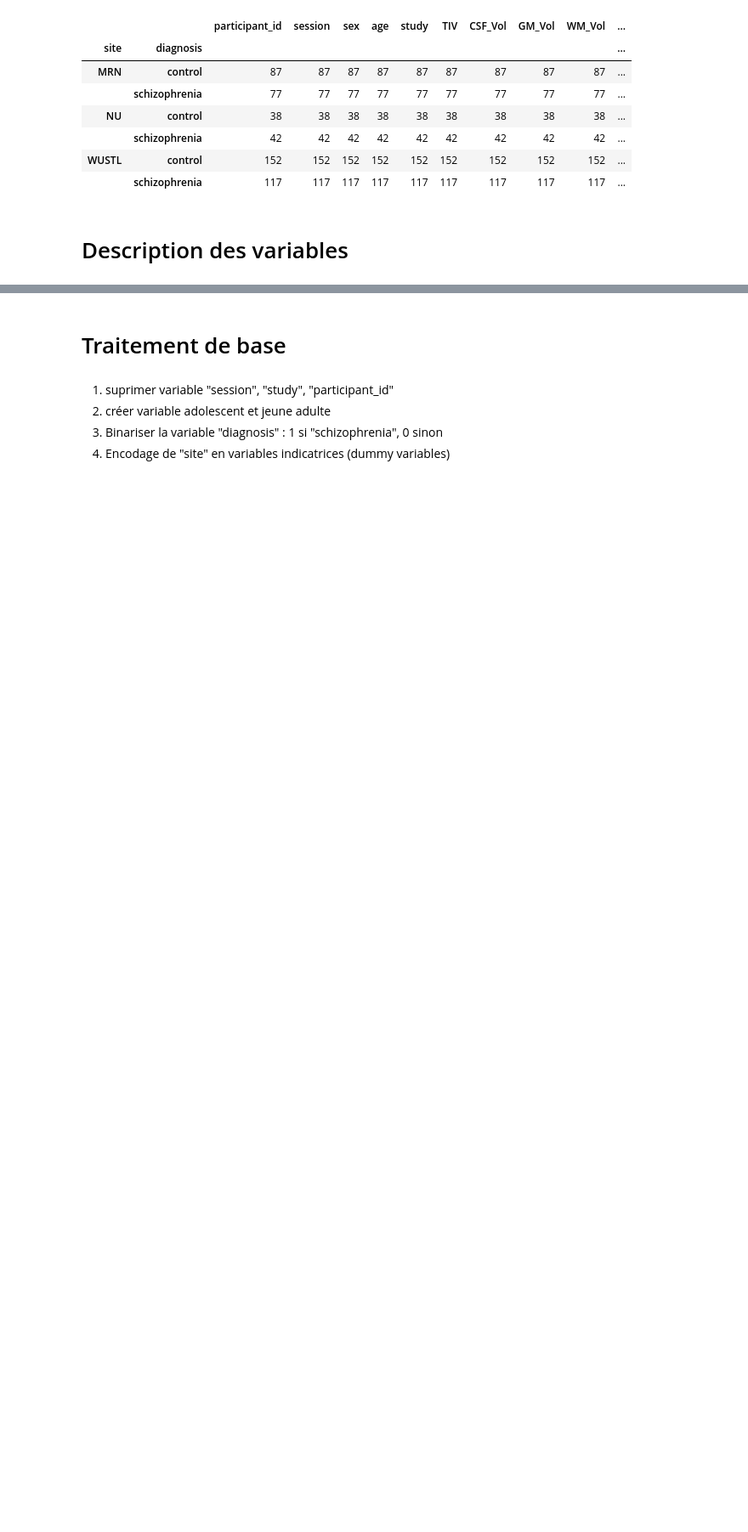
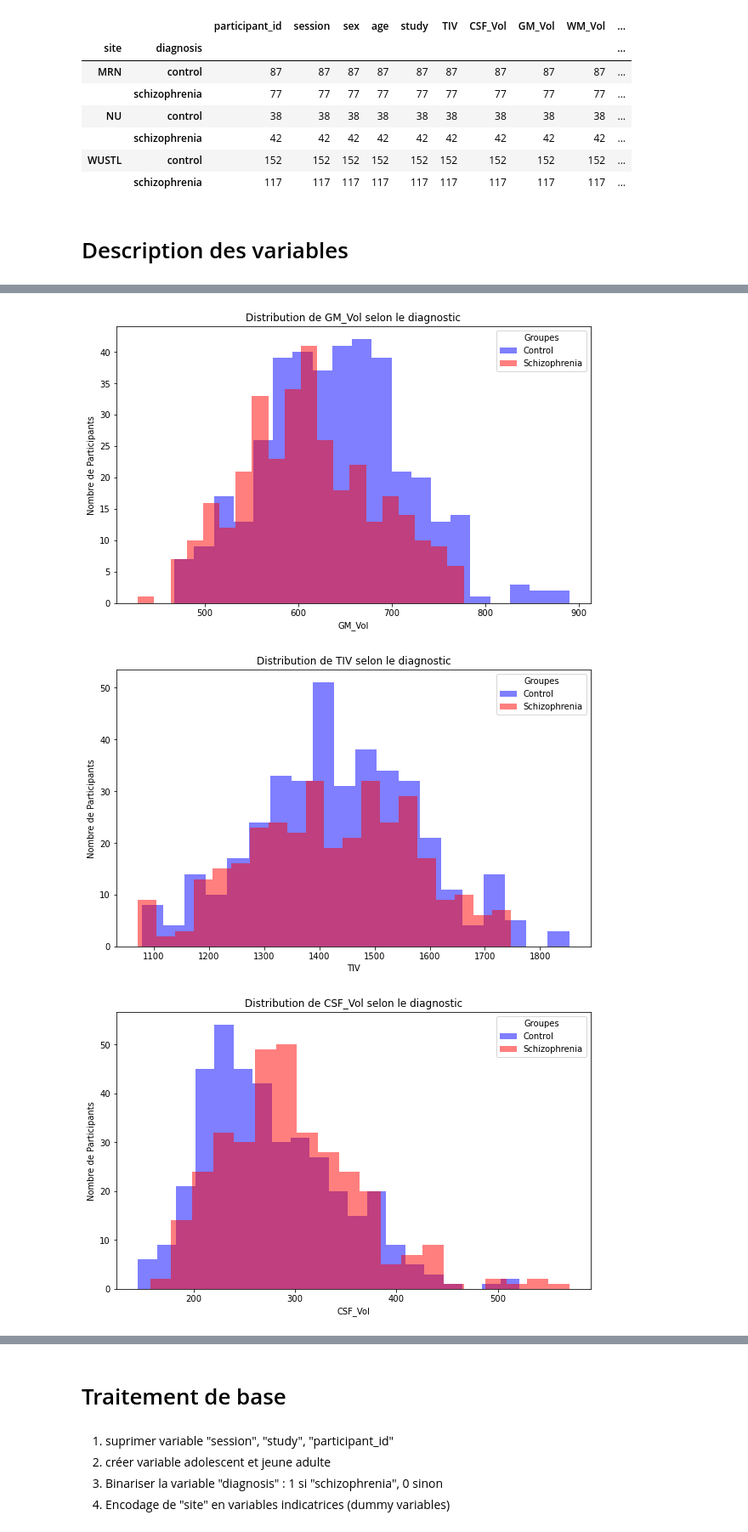
Before and after one commit to lucasvazelle/schizophrenie_matiere_grise, a Jupyter notebook: etape_1_traitement_et_modelisation_table_participant.ipynb, the cells around one changed output, grey strips where cells are left out. Shown at 85% size. Saved outputs shown, nothing was run; the diff lists cells and outputs as text; code cells hidden in the pictures; blank space fills up the shorter version.

```diff
--- a/etape_1_traitement_et_modelisation_table_participant.ipynb
+++ b/etape_1_traitement_et_modelisation_table_participant.ipynb
@@ -17,6 +41,12 @@ participants_train["set"] = 'train'
 participants_test = pd.read_csv(os.path.join("data", "test_participants.csv" ))
 participants_test["set"] = 'test'
 participants = pd.concat([participants_train, participants_test])
+# %%
+rois_train = pd.read_csv(os.path.join("data", "train_rois.csv" ))
+rois_train["set"] = 'train'
+rois_test = pd.read_csv(os.path.join("data", "test_rois.csv" ))
+rois_test["set"] = 'test'
+rois = pd.concat([rois_train, rois_test])
 # %%
 test_vbm = np.load("data/test_vbm.npz")
 # %% [markdown]
@@ -79,0 +161,51 @@ participants.groupby(["site", "diagnosis"]).count()
+# %%
+schizophrenia_indices = participants.index[participants['diagnosis'] == 'schizophrenia'].tolist()
+control_indices = participants.index[participants['diagnosis'] == 'control'].tolist()
+# %%
+columns_to_analyze = rois.columns[3:291]
+mean_diff = {}
+for col in columns_to_analyze:
+    # Moyenne des schizophrènes
+    mean_schizophrenia = rois.loc[schizophrenia_indices, col].max()
+    # Moyenne des contrôles
+    mean_control = rois.loc[control_indices, col].max()
+
+    # Calculer la différence de moyenne
+    mean_diff[col] = abs(mean_schizophrenia - mean_control)
+sorted_mean_diff = sorted(mean_diff.items(), key=lambda x: x[1], reverse=True)
+top_20_columns = sorted_mean_diff[:20]
+columns = [col for col, diff in top_20_columns]
+for col in columns:
+    # Si la colonne est catégorielle (par exemple, 'sex', 'session', 'study', 'site', 'set')
+    if df[col].dtype == 'object' or df[col].dtype.name == 'category':
+        plt.figure(figsize=(10,6))
+
+        # Tracer un bar plot pour les variables catégorielles
+        plt.hist([rois.loc[control_indices, col],rois.loc[schizophrenia_indices, col]],
+                 bins=len(df[col].unique()), alpha=0.5, label=['Control', 'Schizophrenia'], color=['blue', 'red'])
+
+        # Ajouter des titres et labels
+        plt.title(f'Distribution de {col} selon le diagnostic')
+        plt.xlabel(col)
+        plt.ylabel('Nombre de Participants')
+        plt.legend(title='Groupes', loc='upper right')
+        plt.show()
+
+    # Si la colonne est numérique (par exemple, 'age', 'TIV', 'CSF_Vol', 'GM_Vol', 'WM_Vol')
+    elif df[col].dtype in ['int64', 'float64']:
+        plt.figure(figsize=(10,6))
+
+        # Tracer des histogrammes pour les variables numériques
+        plt.hist(rois.loc[control_indices, col], bins=20, alpha=0.5, label='Control', color='blue')
+        plt.hist(rois.loc[schizophrenia_indices, col], bins=20, alpha=0.5, label='Schizophrenia', color='red')
+
+        # Ajouter des titres et labels
+        plt.title(f'Distribution de {col} selon le diagnostic')
+        plt.xlabel(col)
+        plt.ylabel('Nombre de Participants')
+        plt.legend(title='Groupes', loc='upper right')
+        plt.show()
+# %% [output]
+[figure, added]
+[figure, added]
+[figure, added]
```
Also changed, not shown: parts of 6 cells of this notebook, 2 other files.
